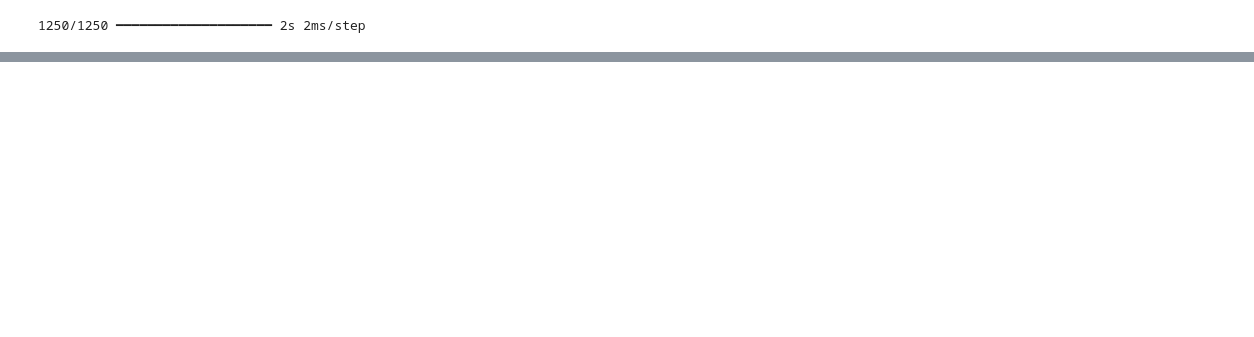
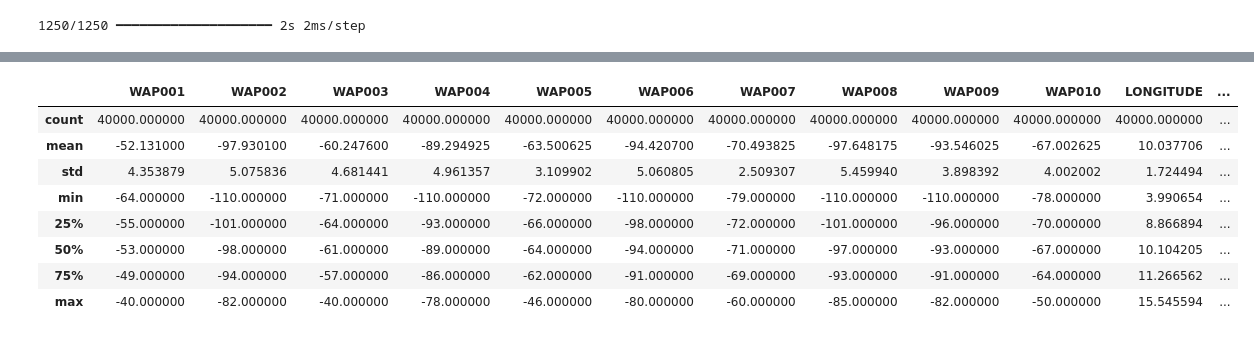
Before and after one commit to oziieljuniior/Gan, a Jupyter notebook: Notebooks/fase3_1/fase3_2.ipynb, the cells around one changed output, grey strips where cells are left out. Saved outputs shown, nothing was run; the diff lists cells and outputs as text; code cells hidden in the pictures; blank space fills up the shorter version.

```diff
--- a/Notebooks/fase3_1/fase3_2.ipynb
+++ b/Notebooks/fase3_1/fase3_2.ipynb
@@ -214,0 +145,39 @@ plt.show()
+# %%
+import pandas as pd
+import numpy as np
+import tensorflow as tf
+
+# 1) Carrega as amostras geradas
+df_generated = pd.read_csv('/home/darkcover/Documentos/Gan/Data/df_generated.csv')
+wap_columns = [c for c in df_generated.columns if c.startswith('WAP')]
+
+X_gen = df_generated[wap_columns].values.astype(np.float32)
+
+# 2) Carrega o modelo regressor treinado nos dados reais
+#    (ex: treinado em X_real,y_real na própria Fase 3)
+model = tf.keras.models.load_model(
+    '/home/darkcover/Documentos/Gan/Models/pseudo_label_dnn.h5',
+    compile=False
+)
+
+# 3) Prediz as coordenadas
+pred_coords = model.predict(X_gen, verbose=0)
+
+# 4) Anexa as colunas de pseudo-rótulo
+df_generated['LONGITUDE'] = pred_coords[:,0]
+df_generated['LATITUDE']  = pred_coords[:,1]
+
+# 5) Salva de volta para uso na Fase 4
+df_generated.to_csv('/home/darkcover/Documentos/Gan/Data/df_generated_pseudo.csv', index=False)
+# %%
+df_generated.describe()
+# %% [output]
+|  | WAP001 | WAP002 | WAP003 | WAP004 | WAP005 | WAP006 | WAP007 | WAP008 | WAP009 | WAP010 | LONGITUDE | ... |
+| count | 40000.000000 | 40000.000000 | 40000.000000 | 40000.000000 | 40000.000000 | 40000.000000 | 40000.000000 | 40000.000000 | 40000.000000 | 40000.000000 | 40000.000000 | ... |
+| mean | -52.131000 | -97.930100 | -60.247600 | -89.294925 | -63.500625 | -94.420700 | -70.493825 | -97.648175 | -93.546025 | -67.002625 | 10.037706 | ... |
+| std | 4.353879 | 5.075836 | 4.681441 | 4.961357 | 3.109902 | 5.060805 | 2.509307 | 5.459940 | 3.898392 | 4.002002 | 1.724494 | ... |
+| min | -64.000000 | -110.000000 | -71.000000 | -110.000000 | -72.000000 | -110.000000 | -79.000000 | -110.000000 | -110.000000 | -78.000000 | 3.990654 | ... |
+| 25% | -55.000000 | -101.000000 | -64.000000 | -93.000000 | -66.000000 | -98.000000 | -72.000000 | -101.000000 | -96.000000 | -70.000000 | 8.866894 | ... |
+| 50% | -53.000000 | -98.000000 | -61.000000 | -89.000000 | -64.000000 | -94.000000 | -71.000000 | -97.000000 | -93.000000 | -67.000000 | 10.104205 | ... |
+| 75% | -49.000000 | -94.000000 | -57.000000 | -86.000000 | -62.000000 | -91.000000 | -69.000000 | -93.000000 | -91.000000 | -64.000000 | 11.266562 | ... |
+| max | -40.000000 | -82.000000 | -40.000000 | -78.000000 | -46.000000 | -80.000000 | -60.000000 | -85.000000 | -82.000000 | -50.000000 | 15.545594 | ... |
```
Also changed, not shown: parts of 9 cells of this notebook, 22 other files.
